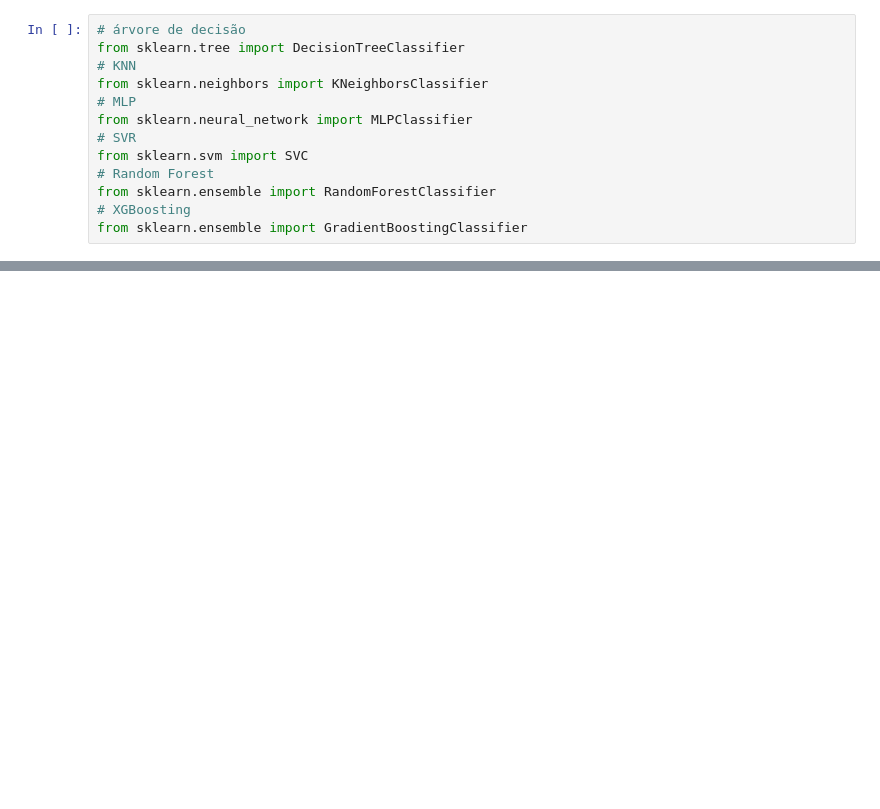
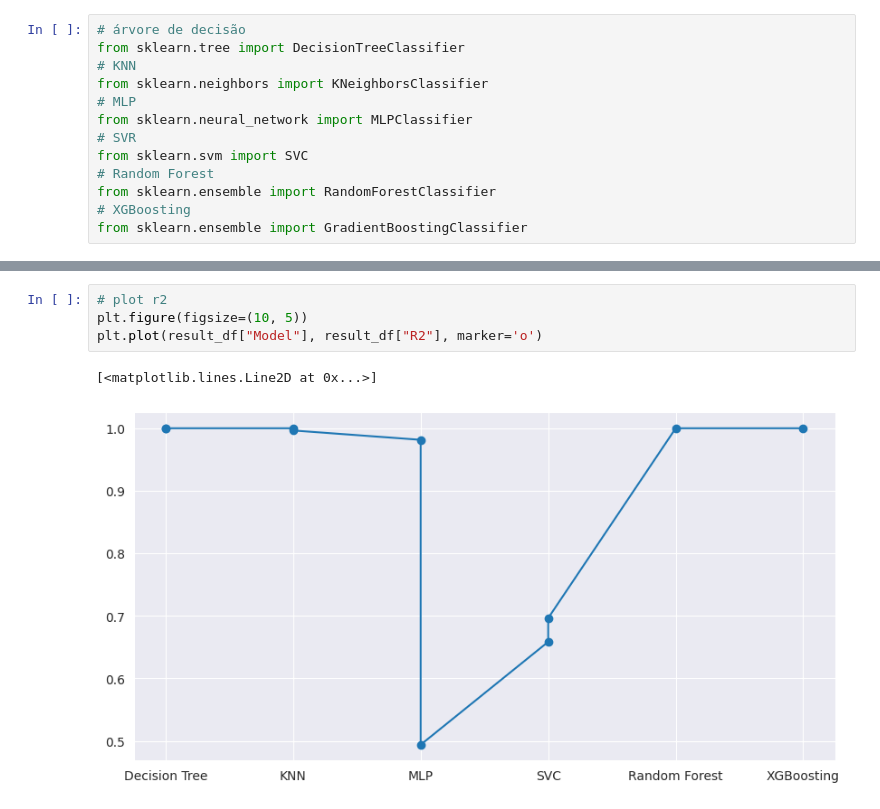
Before and after one commit to jhonatangopereira/AITraining, a Jupyter notebook: final_project_classification.ipynb, the cells around one changed output, grey strips where cells are left out. Cells and saved outputs as stored; diff of their text form; blank space fills up the shorter version.

```diff
--- a/final_project_classification.ipynb
+++ b/final_project_classification.ipynb
@@ -190,0 +309,7 @@ result_df
+# %%
+# plot r2
+plt.figure(figsize=(10, 5))
+plt.plot(result_df["Model"], result_df["R2"], marker='o')
+# %% [output]
+[<matplotlib.lines.Line2D at 0x...>]
+[figure, added]
```
Also changed, not shown: parts of 29 cells of this notebook.
